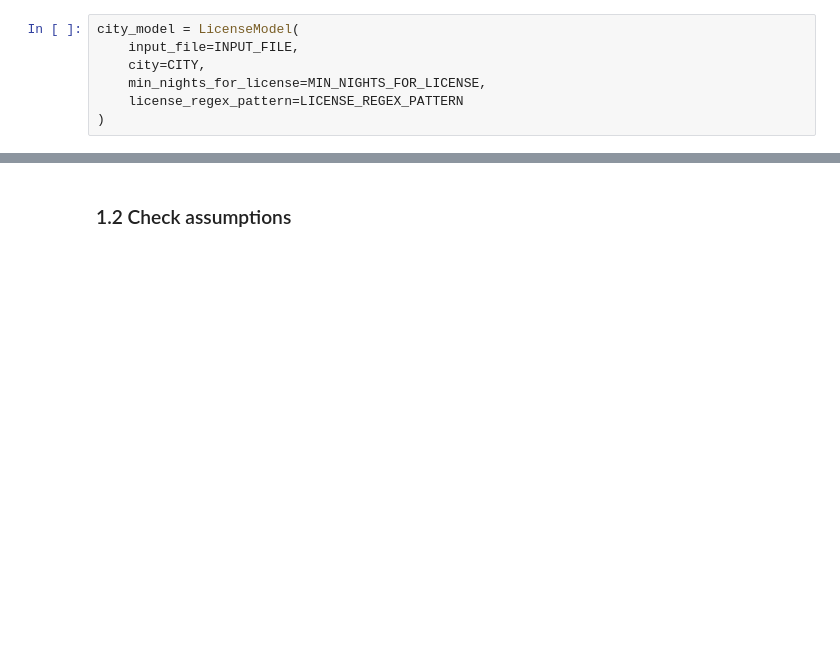
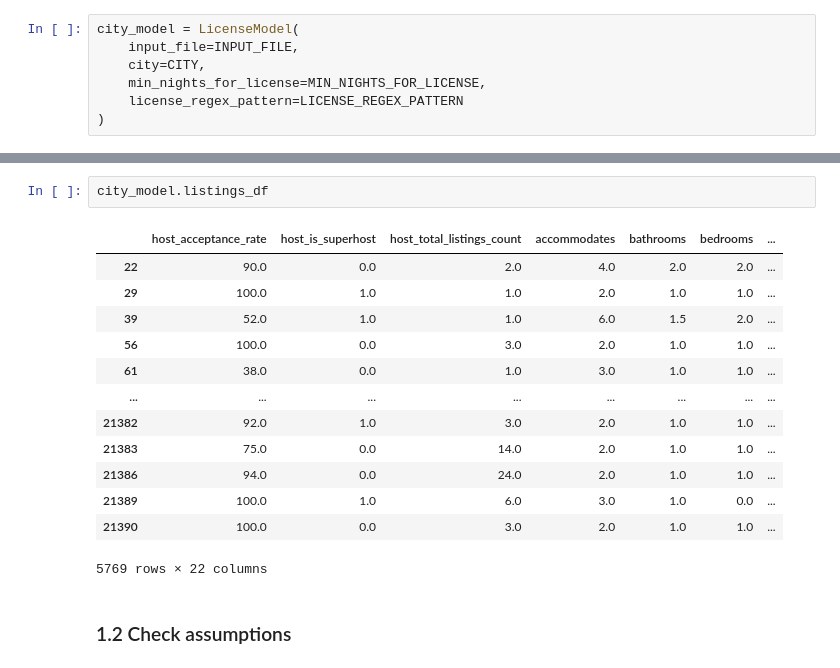
Before and after one commit to JuanesLamilla/yvr-airbnb-license-model, a Jupyter notebook: toronto_analysis.ipynb, the cells around one changed output, grey strips where cells are left out. Saved outputs shown, nothing was run; the diff lists cells and outputs as text; blank space fills up the shorter version.

```diff
--- a/toronto_analysis.ipynb
+++ b/toronto_analysis.ipynb
@@ -81,3 +139,19 @@ Problematic columns causing separation: []
+# %%
+city_model.listings_df
+# %% [output]
+|  | host_acceptance_rate | host_is_superhost | host_total_listings_count | accommodates | bathrooms | bedrooms | ... |
+| 22 | 90.0 | 0.0 | 2.0 | 4.0 | 2.0 | 2.0 | ... |
+| 29 | 100.0 | 1.0 | 1.0 | 2.0 | 1.0 | 1.0 | ... |
+| 39 | 52.0 | 1.0 | 1.0 | 6.0 | 1.5 | 2.0 | ... |
+| 56 | 100.0 | 0.0 | 3.0 | 2.0 | 1.0 | 1.0 | ... |
+| 61 | 38.0 | 0.0 | 1.0 | 3.0 | 1.0 | 1.0 | ... |
+| ... | ... | ... | ... | ... | ... | ... | ... |
+| 21382 | 92.0 | 1.0 | 3.0 | 2.0 | 1.0 | 1.0 | ... |
+| 21383 | 75.0 | 0.0 | 14.0 | 2.0 | 1.0 | 1.0 | ... |
+| 21386 | 94.0 | 0.0 | 24.0 | 2.0 | 1.0 | 1.0 | ... |
+| 21389 | 100.0 | 1.0 | 6.0 | 3.0 | 1.0 | 0.0 | ... |
+| 21390 | 100.0 | 0.0 | 3.0 | 2.0 | 1.0 | 1.0 | ... |
+5769 rows × 22 columns
 # %% [markdown]
 ### 1.2 Check assumptions
 # %%
```
Also changed, not shown: parts of 27 cells of this notebook, 2 other files.
